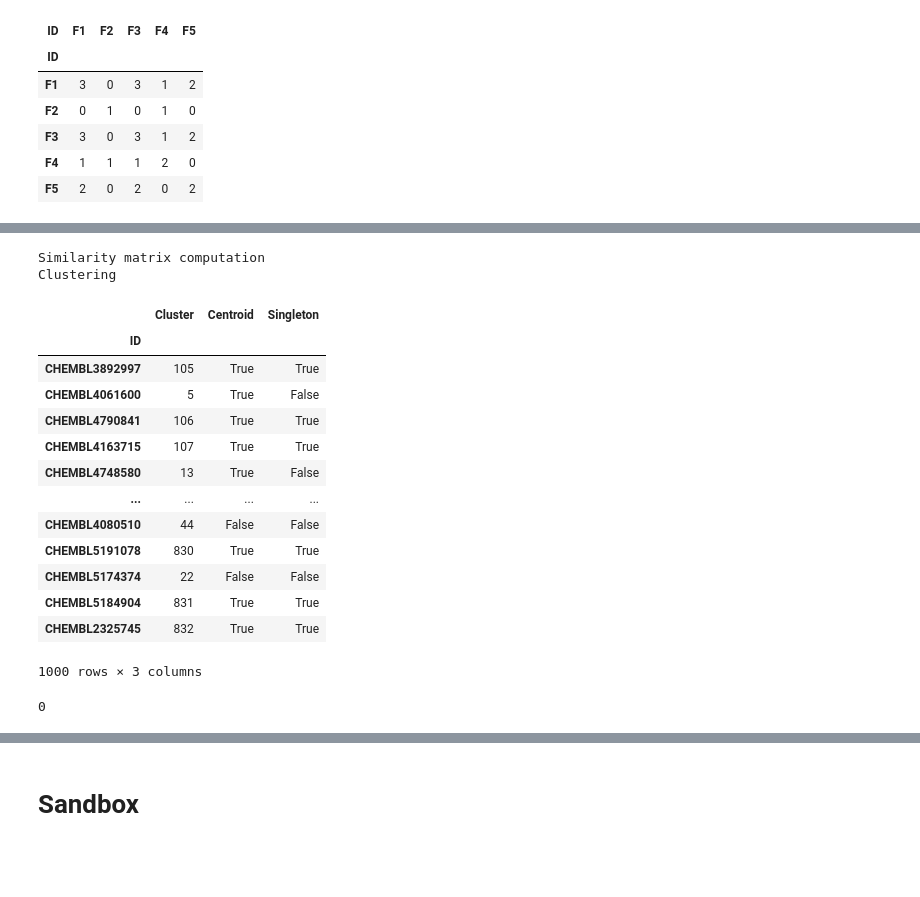
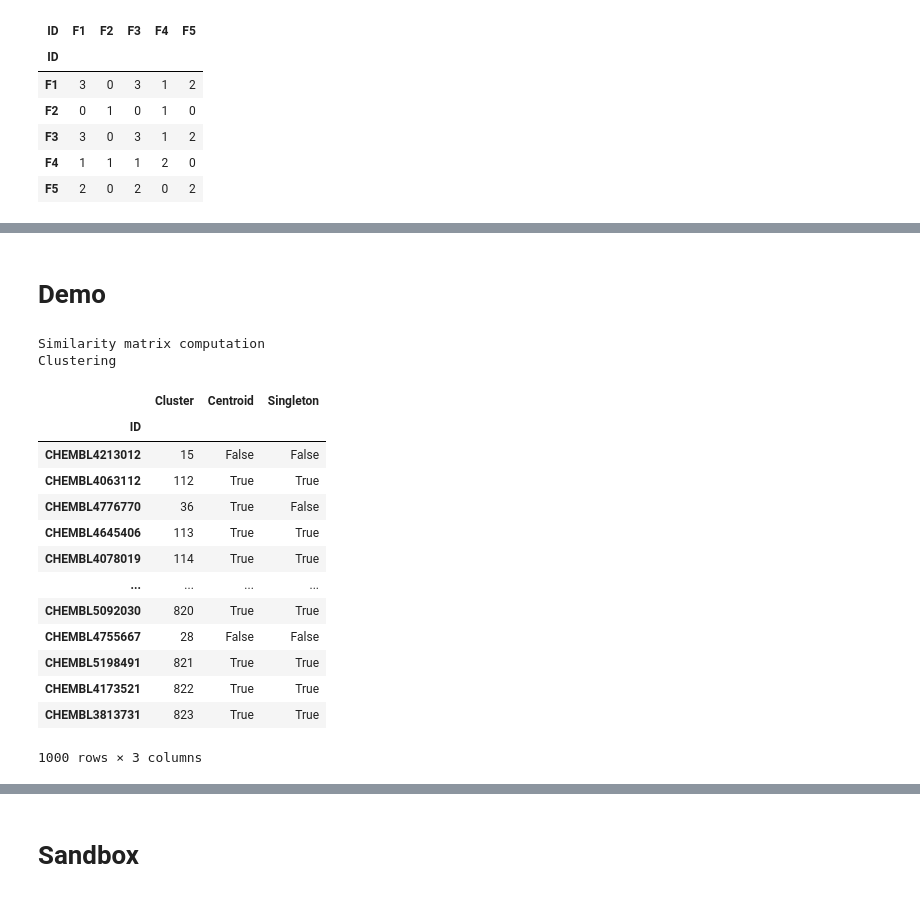
Before and after one commit to HoffOskar/ML_From_Scratch, a Jupyter notebook: Clustering/Butina.ipynb, the cells around one changed output, grey strips where cells are left out. Saved outputs shown, nothing was run; the diff lists cells and outputs as text; code cells hidden in the pictures; blank space fills up the shorter version.

Commit message:
butina fit only

```diff
--- a/Clustering/Butina.ipynb
+++ b/Clustering/Butina.ipynb
@@ -275,25 +152,23 @@ class Butina:
+# %% [markdown]
+# Demo
 # %%
-butina = Butina(threshold=0.75)
-butina.fit(df.sample(1000))
+model = Butina(threshold=0.75)
+pred_df = model.fit(df.sample(1000))
+pred_df
 # %% [output]
 Similarity matrix computation
 Clustering
 |  | Cluster | Centroid | Singleton |
 | ID |  |  |  |
-| CHEMBL3892997 | 105 | True | True |
-| CHEMBL4061600 | 5 | True | False |
-| CHEMBL4790841 | 106 | True | True |
-| CHEMBL4163715 | 107 | True | True |
-| CHEMBL4748580 | 13 | True | False |
+| CHEMBL4213012 | 15 | False | False |
+| CHEMBL4063112 | 112 | True | True |
+| CHEMBL4776770 | 36 | True | False |
+| CHEMBL4645406 | 113 | True | True |
+| CHEMBL4078019 | 114 | True | True |
 | ... | ... | ... | ... |
-| CHEMBL4080510 | 44 | False | False |
-| CHEMBL5191078 | 830 | True | True |
-| CHEMBL5174374 | 22 | False | False |
-| CHEMBL5184904 | 831 | True | True |
-| CHEMBL2325745 | 832 | True | True |
+| CHEMBL5092030 | 820 | True | True |
+| CHEMBL4755667 | 28 | False | False |
+| CHEMBL5198491 | 821 | True | True |
+| CHEMBL4173521 | 822 | True | True |
+| CHEMBL3813731 | 823 | True | True |
 1000 rows × 3 columns
-# %%
-empty_index = butina.cluster_df[butina.cluster_df['Singleton'] > 10].index
-len(empty_index)
-# %% [output]
-0
```
Also changed, not shown: parts of 28 cells of this notebook, 3 other files.
